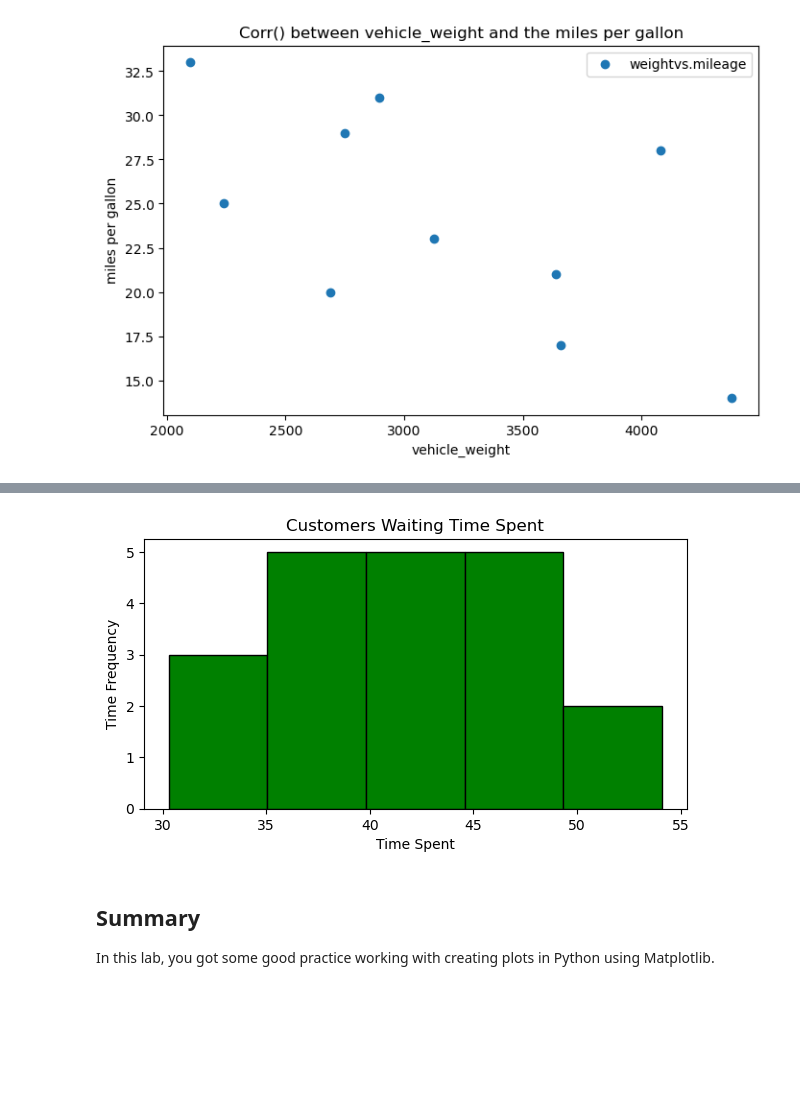
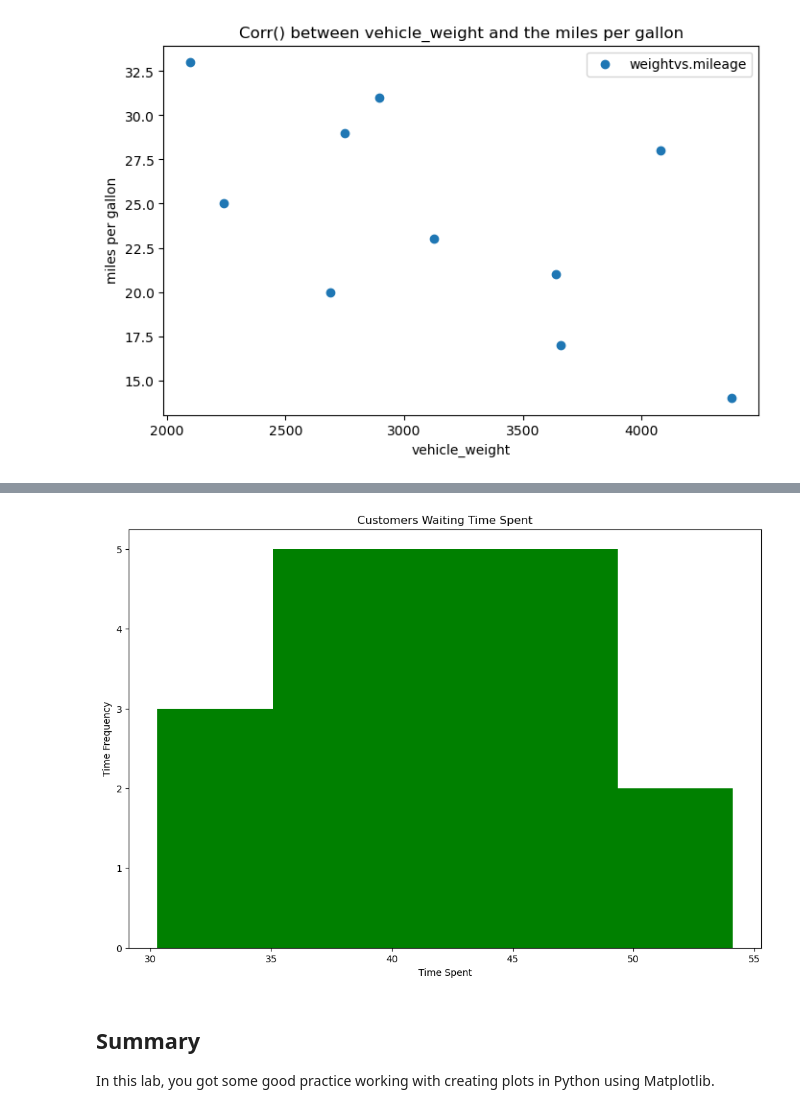
Before and after one commit to zippy345/dsc-data-viz-lab, a Jupyter notebook: index.ipynb, the cells around one changed output, grey strips where cells are left out. Saved outputs shown, nothing was run; the diff lists cells and outputs as text; code cells hidden in the pictures; blank space fills up the shorter version.

```diff
--- a/index.ipynb
+++ b/index.ipynb
@@ -125,26 +125,26 @@ The graph you create should look like this:
 # %%
 # Replace None with appropriate code
 
 x = [43.1, 35.6, 37.5, 36.5, 45.3, 43.4,
      40.3, 50.2, 47.3, 31.2, 42.2, 45.5,
      30.3, 31.4, 35.6, 45.2, 54.1, 45.6,
      36.5, 43.1]
 
 # Create the plot
 import numpy as np
 np.random.seed(100)
-plt.figure(figsize = (7,3.5))
+plt.figure(figsize = (12, 8))
 
 # Plot the histogram with hist() function
-plt.hist(x, bins=5, edgecolor="black",color="green")
+plt.hist(x, bins=5, color="green")
 
 # Label axes and set title
 plt.title("Customers Waiting Time Spent")
 plt.xlabel('Time Spent')
 plt.ylabel('Time Frequency')
 plt.show()
 # %% [output]
-[figure, old version]
+[figure, new version]
 # %% [markdown]
 ## Summary
 
```
Also changed, not shown: parts of 1 cell of this notebook.
